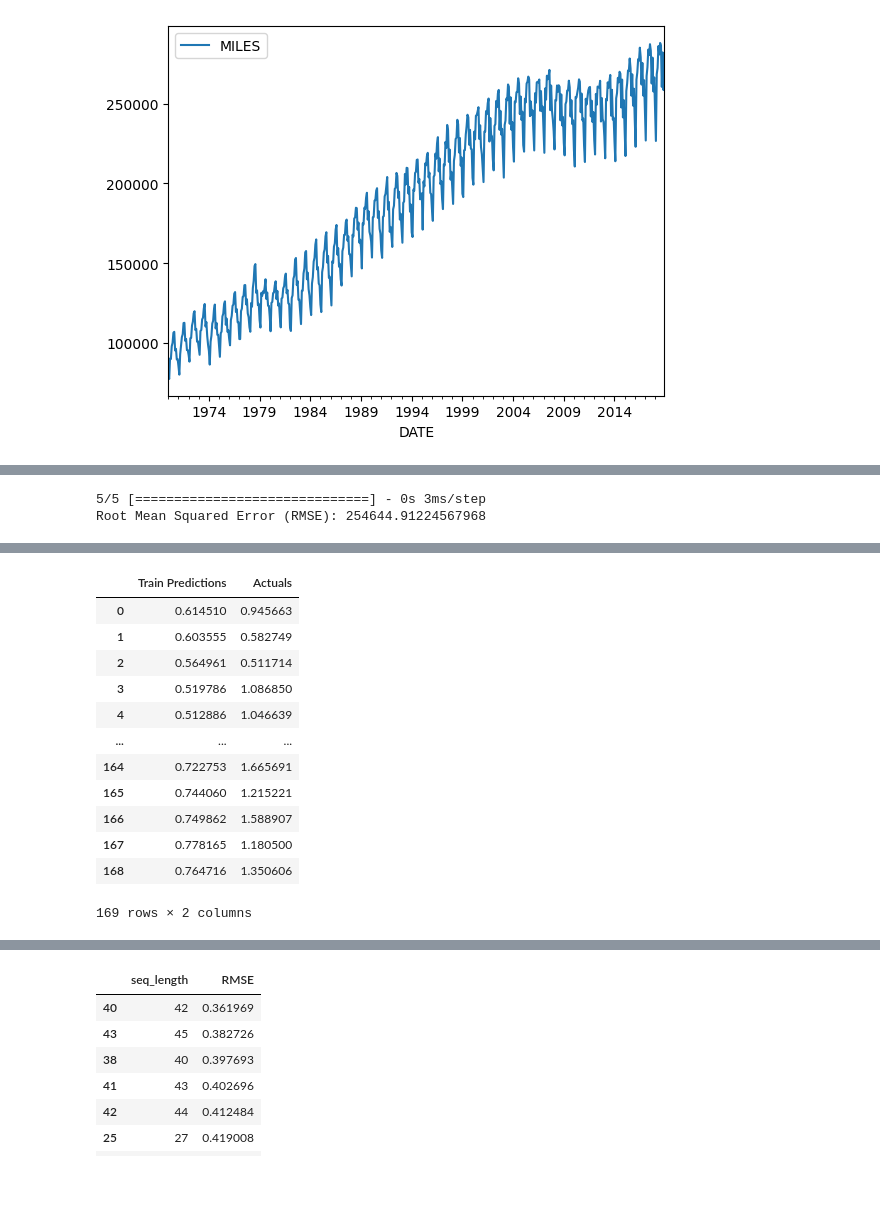
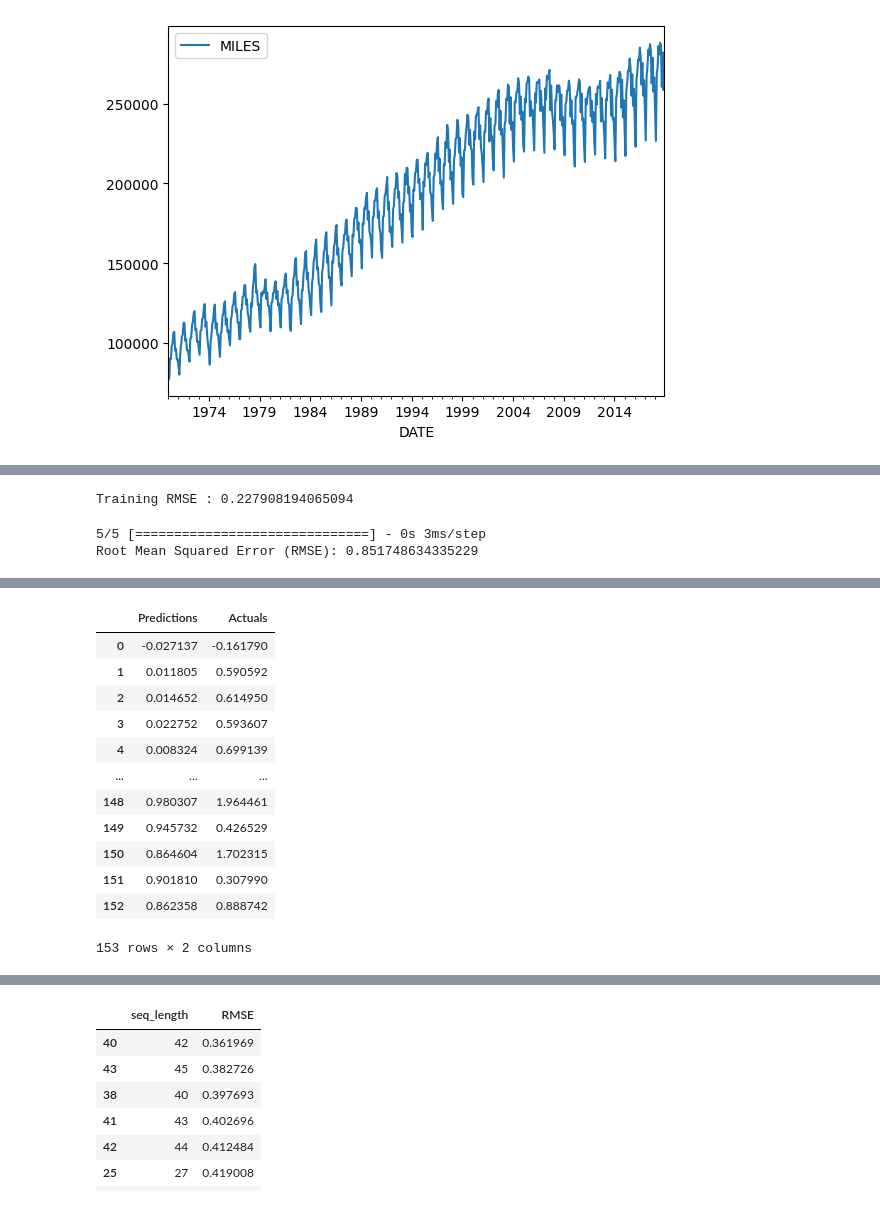
Before and after one commit to Adnan525/sc_a1, a Jupyter notebook: task4.ipynb, the cells around one changed output, grey strips where cells are left out. Drawn from its saved outputs; the diff is of its cells as text; code cells hidden in the pictures.

```diff
--- a/task4.ipynb
+++ b/task4.ipynb
@@ -248,7 +248,8 @@ train_data, test_data = train_test_split(df_miles, test_size=0.3, shuffle=False)
 # %%
 scaler = StandardScaler()
 train_data["MILES"] = scaler.fit_transform(train_data[["MILES"]])
-test_data["MILES"] = scaler.transform(test_data[["MILES"]])
+# %%
+test_data["MILES"] = scaler.fit_transform(test_data[["MILES"]])
 # %%
 # train_data, test_data = train_test_split(df_miles, test_size=0.3, shuffle=False)
 # def create_sequences(data, sequence_length):
@@ -343,3 +354,7 @@ plt.show()
+# %%
+print(f"Training RMSE : {history.history['root_mean_squared_error'][-1]}")
+# %% [output]
+Training RMSE : 0.227908194065094
 # %%
 from sklearn.metrics import mean_squared_error
 y_pred = model.predict(X_test)
@@ -347,9 +362,9 @@ rmse = np.sqrt(mean_squared_error(y_test, y_pred))
 print(f"Root Mean Squared Error (RMSE): {rmse}")
 # %% [output]
 5/5 [==============================] - 0s 3ms/step
-Root Mean Squared Error (RMSE): 254644.91224567968
+Root Mean Squared Error (RMSE): 0.851748634335229
 # %%
 predictions = model.predict(X_test).flatten()
-train_results = pd.DataFrame({"Train Predictions": train_predictions, "Actuals": y_test.flatten()})
+train_results = pd.DataFrame({"Predictions": predictions, "Actuals": y_test.flatten()})
 train_results
 # %% [output]
@@ -357,14 +372,14 @@ train_results
-|  | Train Predictions | Actuals |
-| 0 | 0.614510 | 0.945663 |
-| 1 | 0.603555 | 0.582749 |
-| 2 | 0.564961 | 0.511714 |
-| 3 | 0.519786 | 1.086850 |
-| 4 | 0.512886 | 1.046639 |
+|  | Predictions | Actuals |
+| 0 | -0.027137 | -0.161790 |
+| 1 | 0.011805 | 0.590592 |
+| 2 | 0.014652 | 0.614950 |
+| 3 | 0.022752 | 0.593607 |
+| 4 | 0.008324 | 0.699139 |
 | ... | ... | ... |
-| 164 | 0.722753 | 1.665691 |
-| 165 | 0.744060 | 1.215221 |
-| 166 | 0.749862 | 1.588907 |
-| 167 | 0.778165 | 1.180500 |
-| 168 | 0.764716 | 1.350606 |
+| 148 | 0.980307 | 1.964461 |
+| 149 | 0.945732 | 0.426529 |
+| 150 | 0.864604 | 1.702315 |
+| 151 | 0.901810 | 0.307990 |
+| 152 | 0.862358 | 0.888742 |
-169 rows × 2 columns
+153 rows × 2 columns
 # %%
```
Also changed, not shown: parts of 8 cells of this notebook.
